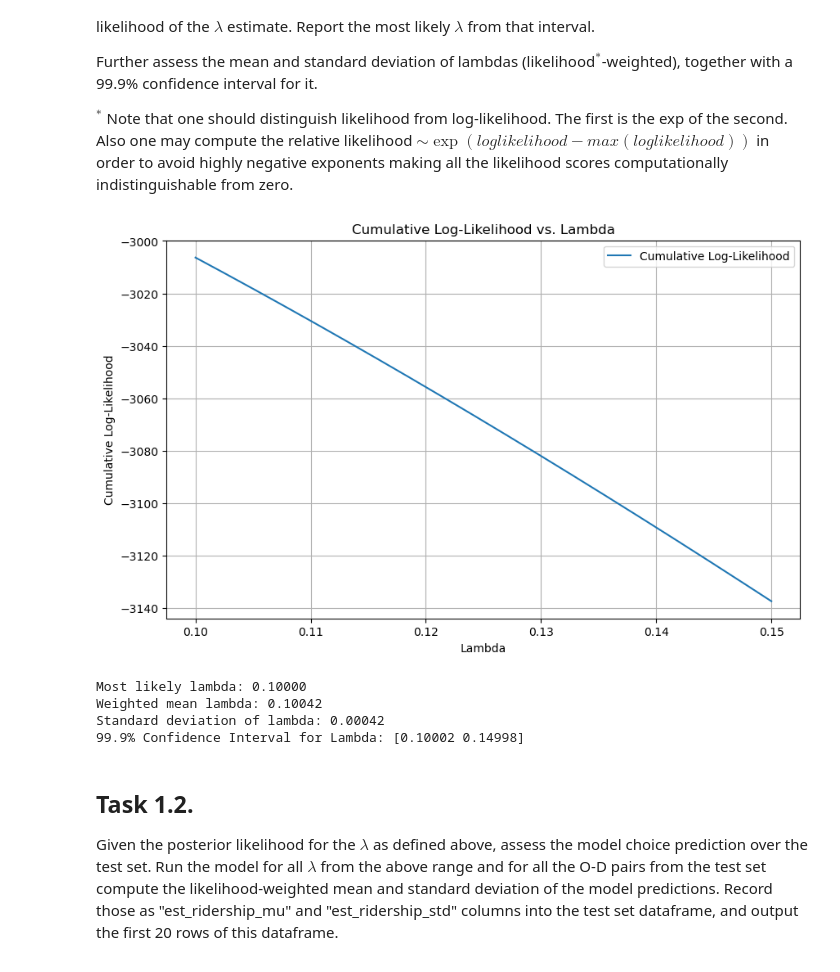
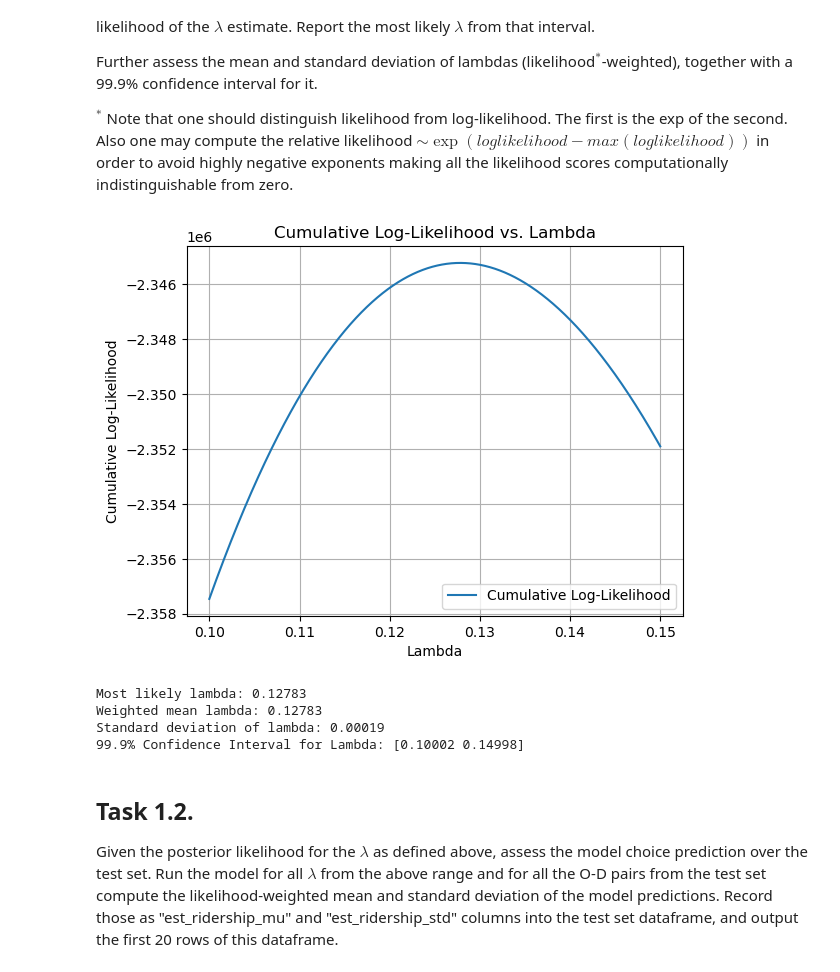
Before and after one commit to CharlesFeng0314/CUSP, a Jupyter notebook: CUSP7023/HW4/HW4_Bayesian_Transportation_case.ipynb, the cells around one changed output. Cells and saved outputs as stored; diff of their text form; code cells hidden in the pictures.

```diff
--- a/CUSP7023/HW4/HW4_Bayesian_Transportation_case.ipynb
+++ b/CUSP7023/HW4/HW4_Bayesian_Transportation_case.ipynb
@@ -181,51 +181,60 @@ Fit the model (1) for different values of $\lambda$ over the given interval (uni
 Further assess the mean and standard deviation of lambdas (likelihood$^*$-weighted), together with a 99.9\% confidence interval for it.
 
 $^*$ Note that one should distinguish likelihood from log-likelihood. The first is the exp of the second. Also one may compute the relative likelihood $\sim \exp(loglikelihood - max(loglikelihood))$ in order to avoid highly negative exponents making all the likelihood scores computationally indistinguishable from zero.
-# %%
-def calculate_log_likelihoods(lambdas, all_U):
-    results = []
-    for lambd in lambdas:
-        max_U = np.max(lambd * all_U)  # Max of scaled utilities
-        log_sum_exp = np.log(np.sum(np.exp(lambd * all_U - max_U)))  # Subtract max_U to stabilize
-        log_probs = lambd * all_U - (log_sum_exp + max_U)  # Calculate log-probabilities
-        cumulative_log_likelihood = np.sum(log_probs)
-        results.append(cumulative_log_likelihood)
-    return results
+# %%
+def calculate_log_likelihoods(data, lambdas, all_U, R):
+    results = []
+    for lambd in lambdas:
+
+        data['exp_U'] = np.exp(lambd * data['U'])
+        exp = data.groupby(['pulocationid', 'dolocationid'])['exp_U'].sum().reset_index()
+        exp.rename(columns={'exp_U': 'total_exp'}, inplace=True)
+
+        merged_data = data.merge(exp, on=['pulocationid', 'dolocationid'], how='left')
+        merged_data['mode_prob'] = merged_data['exp_U'] / merged_data['total_exp']
+
+
+        merged_data['log_prob'] = merged_data['ridership'] * np.log(merged_data['mode_prob'])
+        log_likelihood = merged_data['log_prob'].sum()
+
+        results.append(log_likelihood)
+    return results
+# %%
+all_U = train_data['U'].values
+R = train_data['ridership'].values
+lambdas = np.arange(0.1, 0.15001, 0.00001)
+
+ll = calculate_log_likelihoods(train_data,lambdas, all_U, R)
 # %%
-all_U = train_data['U'].values
-lambdas = np.arange(0.1, 0.15001, 0.00001)
+# Plot
 
-ll = calculate_log_likelihoods(lambdas, all_U)
-
-# Plot
-plt.figure(figsize=(10, 6))
 plt.plot(lambdas, ll, label='Cumulative Log-Likelihood')
 plt.title('Cumulative Log-Likelihood vs. Lambda')
 plt.xlabel('Lambda')
 plt.ylabel('Cumulative Log-Likelihood')
 plt.legend()
 plt.grid(True)
 plt.show()
 
 max_index = np.argmax(ll)
 most_likely_lambda = lambdas[max_index]
 print(f"Most likely lambda: {most_likely_lambda:.5f}")
 
 exp_log_likelihoods = np.exp(ll - np.max(ll))
 weights = exp_log_likelihoods / np.sum(exp_log_likelihoods)
 mean_lambda = np.sum(weights * lambdas)
 std_lambda = np.sqrt(np.sum(weights * (lambdas - mean_lambda)**2))
 
 confidence_interval = np.percentile(lambdas, [0.05, 99.95], interpolation='nearest')
 
 print(f"Weighted mean lambda: {mean_lambda:.5f}")
 print(f"Standard deviation of lambda: {std_lambda:.5f}")
 print(f"99.9% Confidence Interval for Lambda: {confidence_interval}")
 # %% [output]
-[figure, old version]
+[figure, new version]
-Most likely lambda: 0.10000
-Weighted mean lambda: 0.10042
-Standard deviation of lambda: 0.00042
+Most likely lambda: 0.12783
+Weighted mean lambda: 0.12783
+Standard deviation of lambda: 0.00019
 99.9% Confidence Interval for Lambda: [0.10002 0.14998]
 # %% [markdown]
 ## Task 1.2.
```
Also changed, not shown: parts of 14 cells of this notebook, 4 other files.
